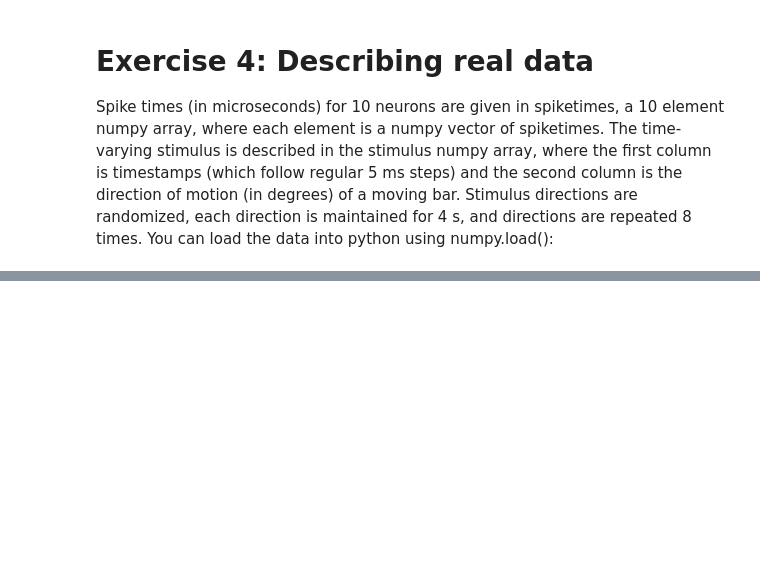
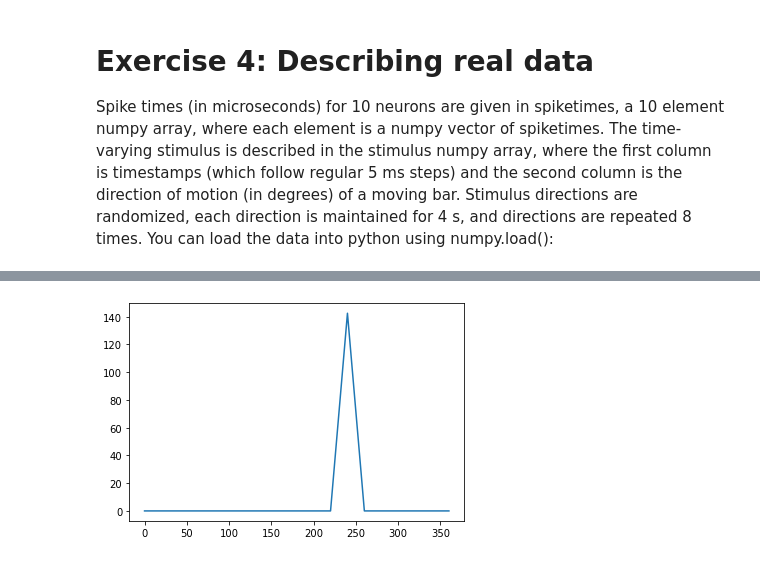
Before and after one commit to SaiAkhilVudattu/Neuro_classes, a Jupyter notebook: signal_processing/HW2/Signal_processing_HW2.ipynb, the cells around one changed output, grey strips where cells are left out. Cells and saved outputs as stored; diff of their text form; code cells hidden in the pictures; blank space fills up the shorter version.

```diff
--- a/signal_processing/HW2/Signal_processing_HW2.ipynb
+++ b/signal_processing/HW2/Signal_processing_HW2.ipynb
@@ -109,0 +213,26 @@ ValueError: setting an array element with a sequence.
+# %%
+spiketimes # Aqui hay un vector con los tiempos en los que disparo cada neurona de las 10.
+# Entonces lo que queremos son ventanas de tiempo,
+# Si estamos en la primer ventana a 240 grados, contar cuantas veces disparo la neurona 1, 2, 3 , etc
+
+spikes_and_direction = []
+
+for dir_i in range(len(possible_directions*8)): # Each direction is repeated 8 times
+
+    for neuron_i in range(len(spiketimes)): # For each neuron
+        spikes = 0
+
+        for events_i in range(len(spiketimes[neuron_i])):
+            # When we complete one iteration of direction, the events are shifted by 800. Sure???
+
+            if spiketimes[neuron_i][events_i]>stimulus[dir_i+800*(dir_i+1)][0]: # Condition for breaking the cycle
+                spikes_and_direction.append([spikes, stimulus[dir_i][1], neuron_i])
+                #number of spikes in 4s and direction
+                break # Finishes the cycle for this neuron and continues with next neuron
+
+            # notice the following is a fixed window length until we change direction.
+            elif stimulus[dir_i+800*dir_i][0]<spiketimes[neuron_i][events_i] and spiketimes[neuron_i][events_i]<stimulus[dir_i+800*(dir_i+1)][0]:
+                spikes += 1 # Add one in the spikecounts for this neuron
+
+
+print(spikes_and_direction)
@@ -110,3 +243,20 @@ ValueError: setting an array element with a sequence.
+# %%
+# Each direction is repeated 8 times
+
+average_spikes = np.zeros(len(possible_directions))
+
+for i in range(len(average_spikes)):
+    for direction_i in range(len(possible_directions)):
+        if spikes_and_direction[i][1] == possible_directions[direction_i]: # Add the value of averaged spikes
+            average_spikes[direction_i] += spikes_and_direction[i][1]
+
+average_spikes = average_spikes/32 # Obtaining the average because every direction is repeated 8 times for 4 seconds
+# We are interested in the average per second.
+# %%
+plt.plot(possible_directions, average_spikes)
+plt.show()
+# %% [output]
+[figure, added]
 # %%
 np.mean(SpikeCount) # This is the mean firing rate
 # %%
```
Also changed, not shown: parts of 14 cells of this notebook.
